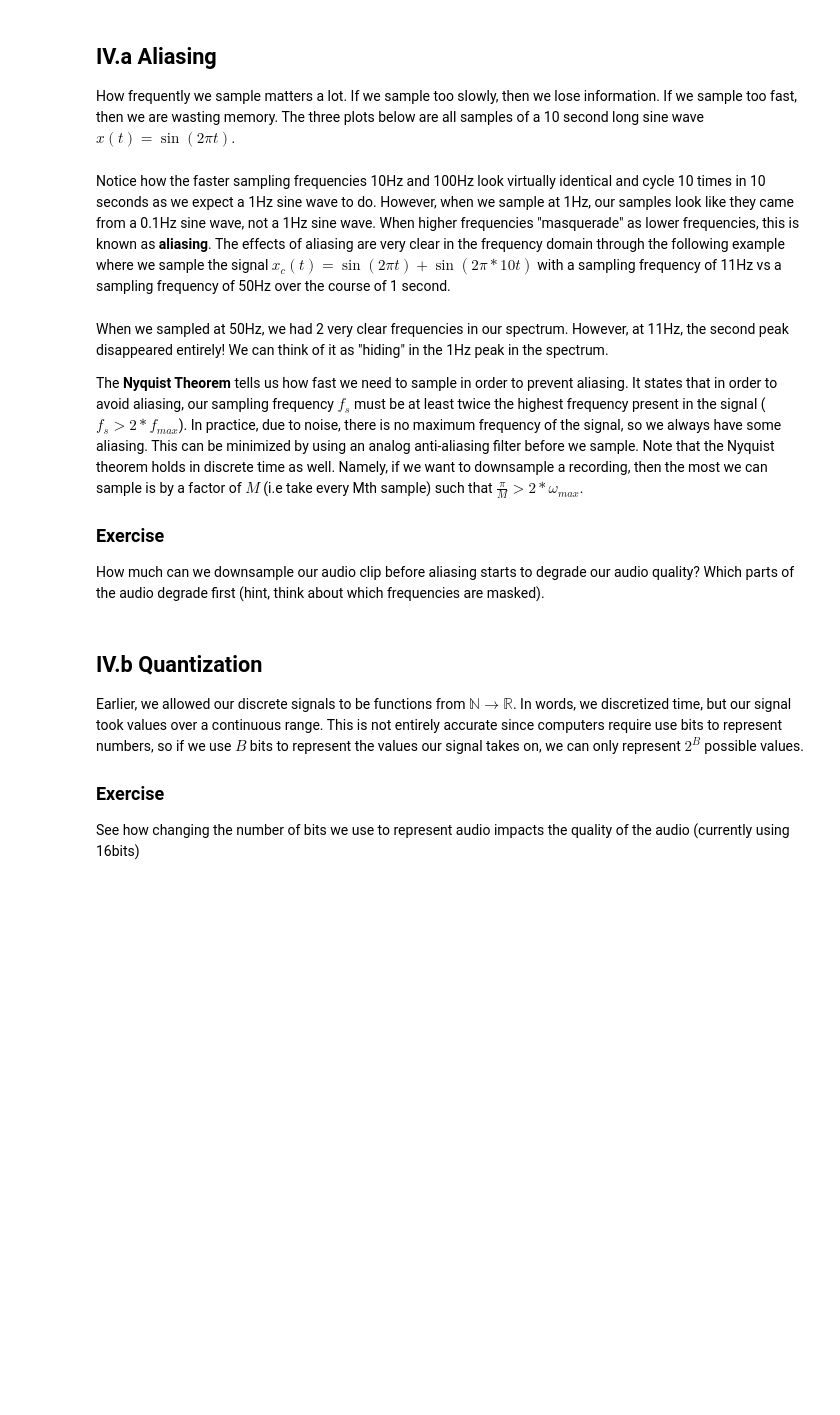
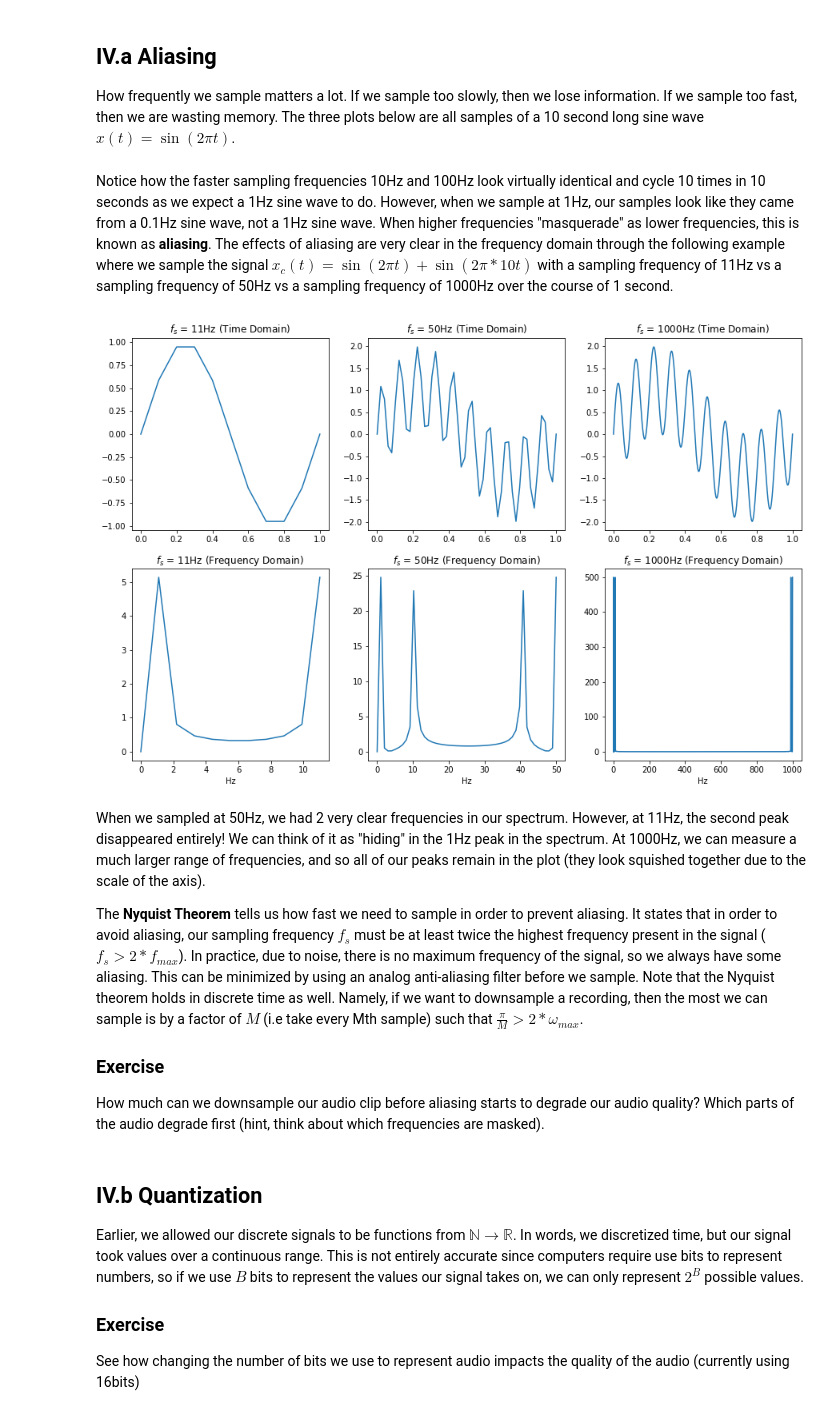
Before and after one commit to aparande/signal-processing-basics, a Jupyter notebook: notebook.ipynb, the cells around one changed output. Drawn from its saved outputs; the diff is of its cells as text; code cells hidden in the pictures; blank space fills up the shorter version.

```diff
--- a/notebook.ipynb
+++ b/notebook.ipynb
@@ -310,36 +316,48 @@ plt.title("$f_s$ = 100Hz")
 
 plt.show()
 # %% [markdown]
-Notice how the faster sampling frequencies 10Hz and 100Hz look virtually identical and cycle 10 times in 10 seconds as we expect a 1Hz sine wave to do. However, when we sample at 1Hz, our samples look like they came from a 0.1Hz sine wave, not a 1Hz sine wave. When higher frequencies "masquerade" as lower frequencies, this is known as **aliasing**. The effects of aliasing are very clear in the frequency domain through the following example where we sample the signal $x_c(t) = \sin(2\pi t) + \sin(2\pi * 10t)$ with a sampling frequency of 11Hz vs a sampling frequency of 50Hz over the course of 1 second.
+Notice how the faster sampling frequencies 10Hz and 100Hz look virtually identical and cycle 10 times in 10 seconds as we expect a 1Hz sine wave to do. However, when we sample at 1Hz, our samples look like they came from a 0.1Hz sine wave, not a 1Hz sine wave. When higher frequencies "masquerade" as lower frequencies, this is known as **aliasing**. The effects of aliasing are very clear in the frequency domain through the following example where we sample the signal $x_c(t) = \sin(2\pi t) + \sin(2\pi * 10t)$ with a sampling frequency of 11Hz vs a sampling frequency of 50Hz vs a sampling frequency of 1000Hz over the course of 1 second.
 # %%
 def x_c(t):
     return np.sin(2 * np.pi * t) + np.sin(2 * np.pi * 10 * t)
 
 eleven_hz = np.linspace(0, 1, 11)
 fifty_hz = np.linspace(0, 1, 50)
+thousand_hz = np.linspace(0, 1, 1000)
 
-plt.figure(figsize=(15, 7))
-plt.subplot(2, 2, 1)
+plt.figure(figsize=(15, 15))
+plt.subplot(3, 3, 1)
 plt.plot(eleven_hz, x_c(eleven_hz))
 plt.title("$f_s$ = 11Hz (Time Domain)")
 
-plt.subplot(2, 2, 2)
+plt.subplot(3, 3, 2)
 plt.plot(fifty_hz, x_c(fifty_hz))
 plt.title("$f_s$ = 50Hz (Time Domain)")
 
-plt.subplot(2, 2, 3)
+plt.subplot(3, 3, 3)
+plt.plot(thousand_hz, x_c(thousand_hz))
+plt.title("$f_s$ = 1000Hz (Time Domain)")
+
+plt.subplot(3, 3, 4)
 plt.plot(np.linspace(0, 11, eleven_hz.size), np.abs(np.fft.fft(x_c(eleven_hz))))
 plt.title("$f_s$ = 11Hz (Frequency Domain)")
 plt.xlabel("Hz")
 
-plt.subplot(2, 2, 4)
+plt.subplot(3, 3, 5)
 plt.plot(np.linspace(0, 50, fifty_hz.size), np.abs(np.fft.fft(x_c(fifty_hz))))
 plt.title("$f_s$ = 50Hz (Frequency Domain)")
 plt.xlabel("Hz")
 
+plt.subplot(3, 3, 6)
+plt.plot(np.linspace(0, 1000, thousand_hz.size), np.abs(np.fft.fft(x_c(thousand_hz))))
+plt.title("$f_s$ = 1000Hz (Frequency Domain)")
+plt.xlabel("Hz")
+
 plt.show()
+# %% [output]
+[figure, added]
 # %% [markdown]
-When we sampled at 50Hz, we had 2 very clear frequencies in our spectrum. However, at 11Hz, the second peak disappeared entirely! We can think of it as "hiding" in the 1Hz peak in the spectrum.
+When we sampled at 50Hz, we had 2 very clear frequencies in our spectrum. However, at 11Hz, the second peak disappeared entirely! We can think of it as "hiding" in the 1Hz peak in the spectrum. At 1000Hz, we can measure a much larger range of frequencies, and so all of our peaks remain in the plot (they look squished together due to the scale of the axis).
 
 The **Nyquist Theorem** tells us how fast we need to sample in order to prevent aliasing. It states that in order to avoid aliasing, our sampling frequency $f_s$ must be at least twice the highest frequency present in the signal ($f_s > 2 * f_{max}$). In practice, due to noise, there is no maximum frequency of the signal, so we always have some aliasing. This can be minimized by using an analog anti-aliasing filter before we sample. Note that the Nyquist theorem holds in discrete time as well. Namely, if we want to downsample a recording, then the most we can sample is by a factor of $M$ (i.e take every Mth sample) such that $\frac{\pi}{M} > 2 * \omega_{max}$.
 
```
Also changed, not shown: parts of 17 cells of this notebook, 2 other files.
